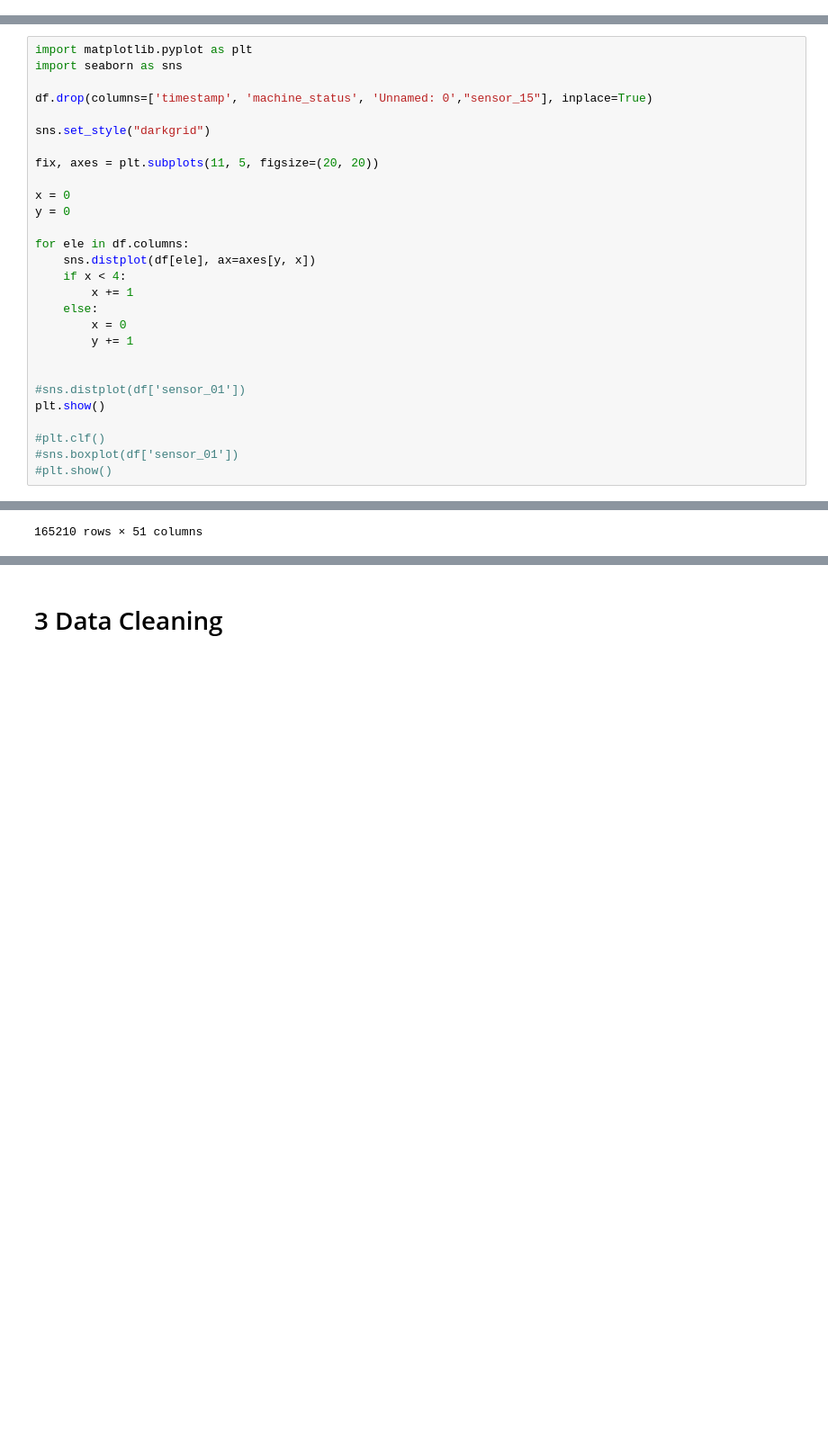
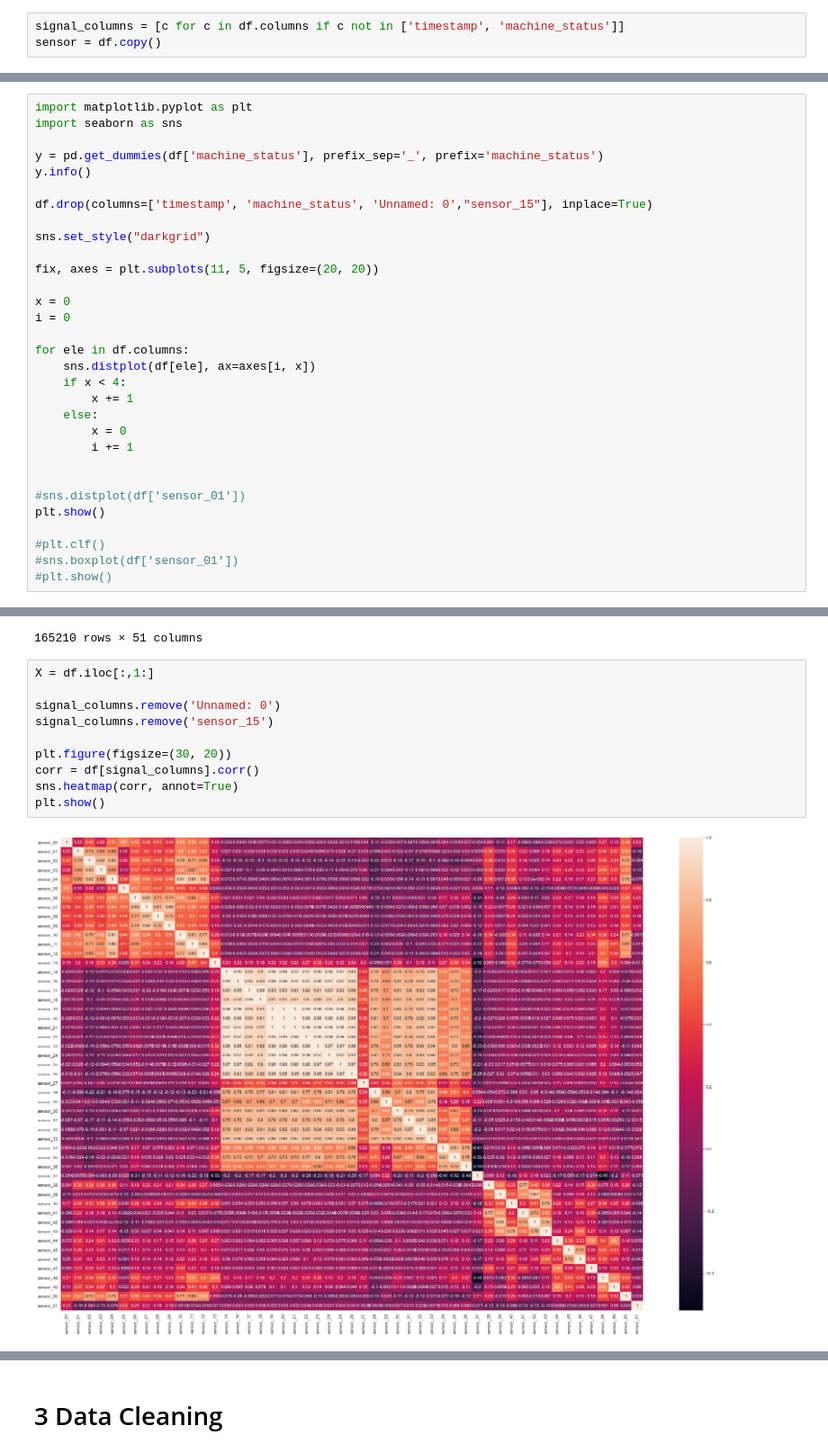
Before and after one commit to nils12344/PythonAdvancedGruppeD, a Jupyter notebook: Projekt Gruppe D.ipynb, the cells around one changed output, grey strips where cells are left out. Shown at 90% size. Drawn from its saved outputs; the diff is of its cells as text; blank space fills up the shorter version.

Commit message:
Wunderschöne Graphen - nur das Beste aus der Natur

```diff
--- a/Projekt Gruppe D.ipynb
+++ b/Projekt Gruppe D.ipynb
@@ -78,6 +78,9 @@ Data columns (total 55 columns):
  54  machine_status  220320 non-null  object
 dtypes: float64(52), int64(1), object(2)
 memory usage: 92.5+ MB
+# %%
+signal_columns = [c for c in df.columns if c not in ['timestamp', 'machine_status']]
+sensor = df.copy()
 # %%
 import numpy as np
 #Funktion zur Darstellung von Insights wie z.b. non-null values, null values, unique values and datatype
@@ -123,6 +126,9 @@ insights(df)
 # %%
 import matplotlib.pyplot as plt
 import seaborn as sns
+
+y = pd.get_dummies(df['machine_status'], prefix_sep='_', prefix='machine_status')
+y.info()
 
 df.drop(columns=['timestamp', 'machine_status', 'Unnamed: 0',"sensor_15"], inplace=True)
 
@@ -131,15 +137,15 @@ sns.set_style("darkgrid")
 fix, axes = plt.subplots(11, 5, figsize=(20, 20))
 
 x = 0
-y = 0
+i = 0
 
 for ele in df.columns:
-    sns.distplot(df[ele], ax=axes[y, x])
+    sns.distplot(df[ele], ax=axes[i, x])
     if x < 4:
         x += 1
     else:
         x = 0
-        y += 1
+        i += 1
 
 
 #sns.distplot(df['sensor_01'])
@@ -218,3 +234,15 @@ df_noOutliers
 | 220306 | 2.404398 | 47.69965 | 50.56424 | 43.142361 | 636.2673 | 67.06367 | 15.08970 | 16.70284 | 15.73351 | ... |
 | 220307 | 2.400463 | 47.69965 | 50.52083 | 43.142361 | 616.3195 | 64.95082 | 15.11863 | 16.65220 | 15.76968 | ... |
 165210 rows × 51 columns
+# %%
+X = df.iloc[:,1:]
+
+signal_columns.remove('Unnamed: 0')
+signal_columns.remove('sensor_15')
+
+plt.figure(figsize=(30, 20))
+corr = df[signal_columns].corr()
+sns.heatmap(corr, annot=True)
+plt.show()
+# %% [output]
+[figure, added]
```
Also changed, not shown: parts of 8 cells of this notebook.
